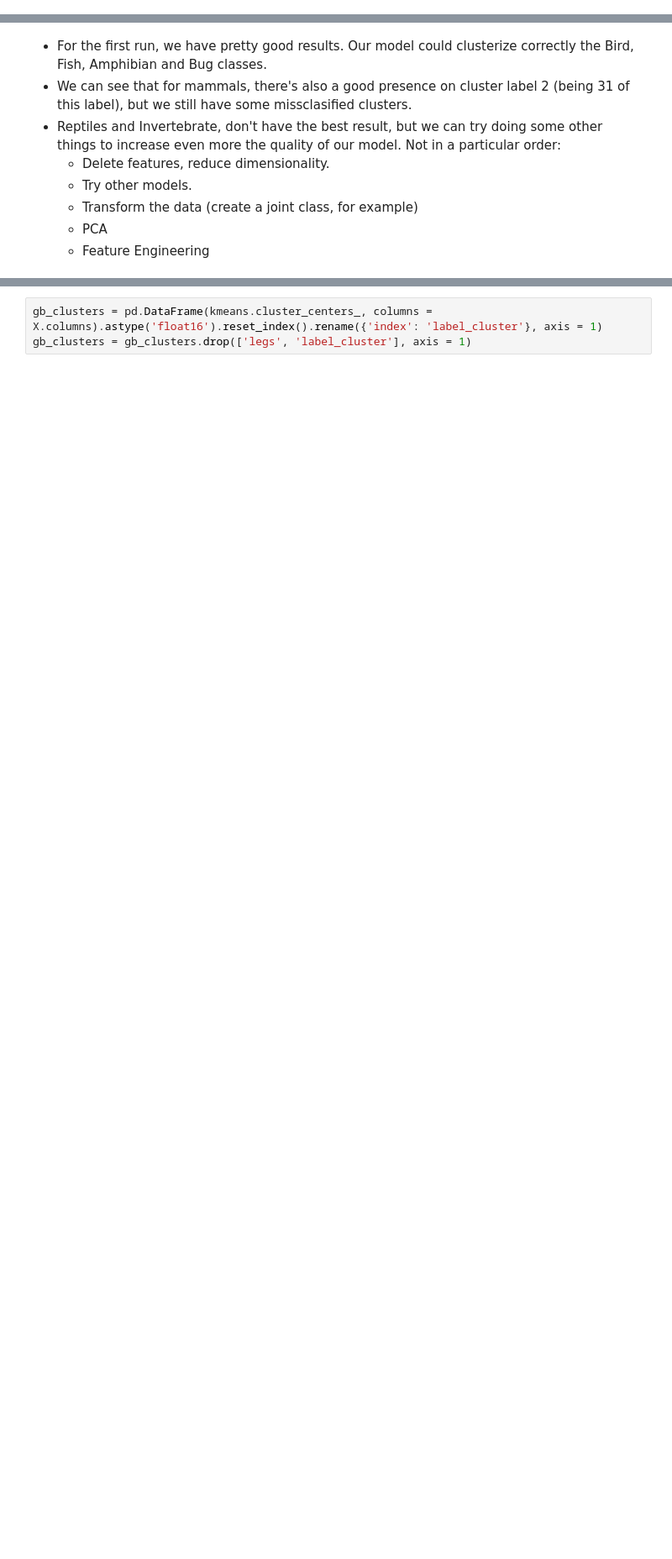
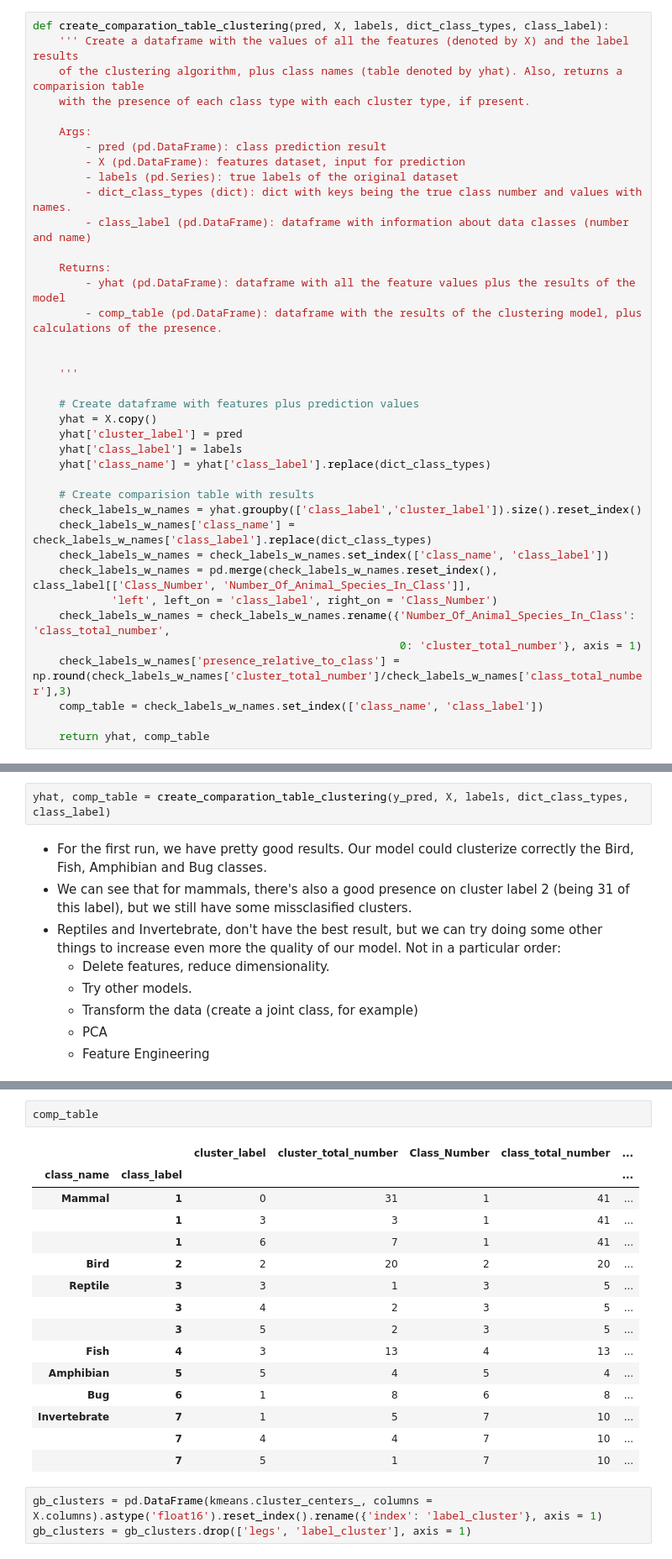
Before and after one commit to ffaundezcab/animal_classification, a Jupyter notebook: eda.ipynb, the cells around one changed output, grey strips where cells are left out. Shown at 84% size. Saved outputs shown, nothing was run; the diff lists cells and outputs as text; blank space fills up the shorter version.

```diff
--- a/eda.ipynb
+++ b/eda.ipynb
@@ -3,6 +3,44 @@ import pandas as pd
 import numpy as np
 import matplotlib.pyplot as plt
 import seaborn as sns
+# %%
+def create_comparation_table_clustering(pred, X, labels, dict_class_types, class_label):
+    ''' Create a dataframe with the values of all the features (denoted by X) and the label results
+    of the clustering algorithm, plus class names (table denoted by yhat). Also, returns a comparision table
+    with the presence of each class type with each cluster type, if present.
+
+    Args:
+        - pred (pd.DataFrame): class prediction result
+        - X (pd.DataFrame): features dataset, input for prediction
+        - labels (pd.Series): true labels of the original dataset
+        - dict_class_types (dict): dict with keys being the true class number and values with names.
+        - class_label (pd.DataFrame): dataframe with information about data classes (number and name)
+
+    Returns:
+        - yhat (pd.DataFrame): dataframe with all the feature values plus the results of the model
+        - comp_table (pd.DataFrame): dataframe with the results of the clustering model, plus calculations of the presence.
+
+
+    '''
+
+    # Create dataframe with features plus prediction values
+    yhat = X.copy()
+    yhat['cluster_label'] = pred
+    yhat['class_label'] = labels
+    yhat['class_name'] = yhat['class_label'].replace(dict_class_types)
+
+    # Create comparision table with results
+    check_labels_w_names = yhat.groupby(['class_label','cluster_label']).size().reset_index()
+    check_labels_w_names['class_name'] = check_labels_w_names['class_label'].replace(dict_class_types)
+    check_labels_w_names = check_labels_w_names.set_index(['class_name', 'class_label'])
+    check_labels_w_names = pd.merge(check_labels_w_names.reset_index(), class_label[['Class_Number', 'Number_Of_Animal_Species_In_Class']],
+            'left', left_on = 'class_label', right_on = 'Class_Number')
+    check_labels_w_names = check_labels_w_names.rename({'Number_Of_Animal_Species_In_Class': 'class_total_number',
+                                                        0: 'cluster_total_number'}, axis = 1)
+    check_labels_w_names['presence_relative_to_class'] = np.round(check_labels_w_names['cluster_total_number']/check_labels_w_names['class_total_number'],3)
+    comp_table = check_labels_w_names.set_index(['class_name', 'class_label'])
+
+    return yhat, comp_table
 # %% [markdown]
 # Data
 # %%
@@ -307,3 +314,5 @@ check_labels_w_names['class_name'] = check_labels_w_names['class_label'].replace
+# %%
+yhat, comp_table = create_comparation_table_clustering(y_pred, X, labels, dict_class_types, class_label)
 # %% [markdown]
 - For the first run, we have pretty good results. Our model could clusterize correctly the Bird, Fish, Amphibian and Bug classes.
 - We can see that for mammals, there's also a good presence on cluster label 2 (being 31 of this label), but we still have some missclasified clusters.
@@ -346,3 +325,21 @@ class_label
+# %%
+comp_table
+# %% [output]
+|  |  | cluster_label | cluster_total_number | Class_Number | class_total_number | ... |
+| class_name | class_label |  |  |  |  | ... |
+| Mammal | 1 | 0 | 31 | 1 | 41 | ... |
+|  | 1 | 3 | 3 | 1 | 41 | ... |
+|  | 1 | 6 | 7 | 1 | 41 | ... |
+| Bird | 2 | 2 | 20 | 2 | 20 | ... |
+| Reptile | 3 | 3 | 1 | 3 | 5 | ... |
+|  | 3 | 4 | 2 | 3 | 5 | ... |
+|  | 3 | 5 | 2 | 3 | 5 | ... |
+| Fish | 4 | 3 | 13 | 4 | 13 | ... |
+| Amphibian | 5 | 5 | 4 | 5 | 4 | ... |
+| Bug | 6 | 1 | 8 | 6 | 8 | ... |
+| Invertebrate | 7 | 1 | 5 | 7 | 10 | ... |
+|  | 7 | 4 | 4 | 7 | 10 | ... |
+|  | 7 | 5 | 1 | 7 | 10 | ... |
 # %%
 gb_clusters = pd.DataFrame(kmeans.cluster_centers_, columns = X.columns).astype('float16').reset_index().rename({'index': 'label_cluster'}, axis = 1)
 gb_clusters = gb_clusters.drop(['legs', 'label_cluster'], axis = 1)
```
Also changed, not shown: parts of 29 cells of this notebook.
